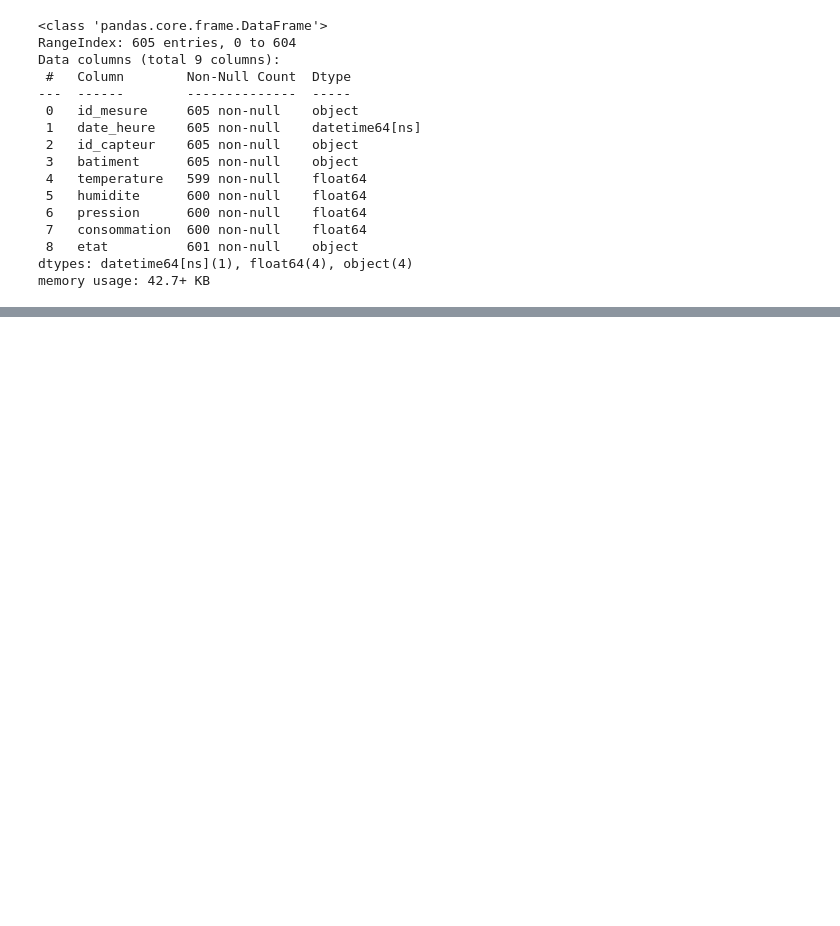
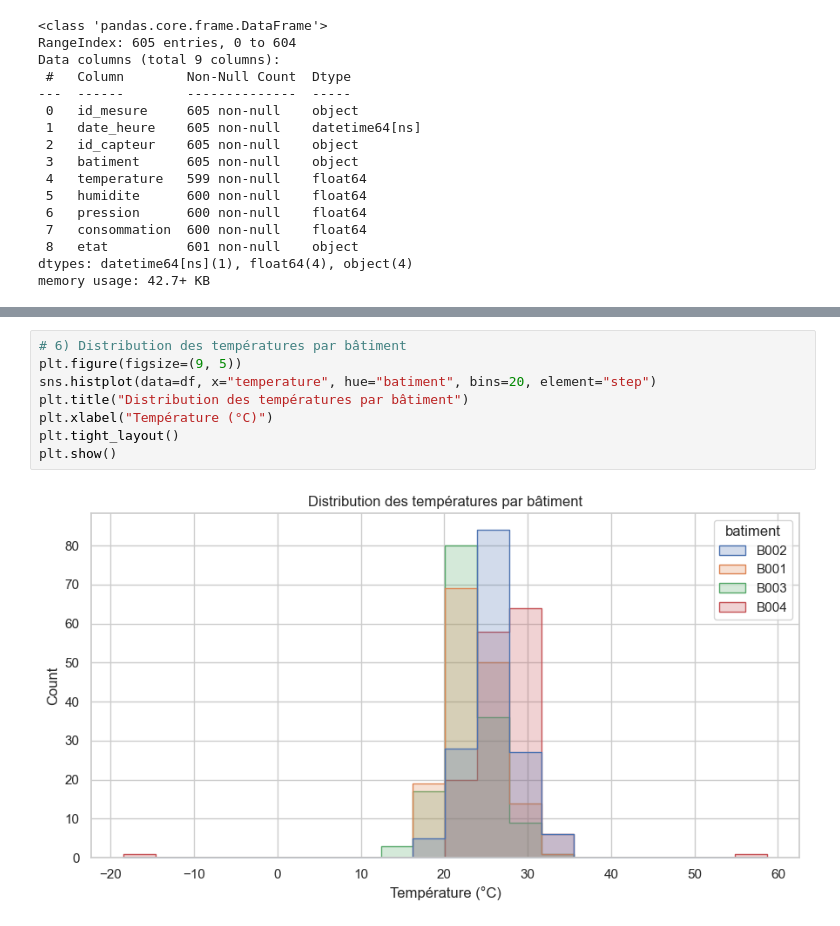
Before and after one commit to harounambaye/Seaborn_Iot_Analysis, a Jupyter notebook: notebooks/Seaborn_Iot_Analysis.ipynb, the cells around one changed output, grey strips where cells are left out. Cells and saved outputs as stored; diff of their text form; blank space fills up the shorter version.

```diff
--- a/notebooks/Seaborn_Iot_Analysis.ipynb
+++ b/notebooks/Seaborn_Iot_Analysis.ipynb
@@ -76,0 +105,10 @@ memory usage: 42.7+ KB
+# %%
+# 6) Distribution des températures par bâtiment
+plt.figure(figsize=(9, 5))
+sns.histplot(data=df, x="temperature", hue="batiment", bins=20, element="step")
+plt.title("Distribution des températures par bâtiment")
+plt.xlabel("Température (°C)")
+plt.tight_layout()
+plt.show()
+# %% [output]
+[figure, added]
```
Also changed, not shown: parts of 4 cells of this notebook.
